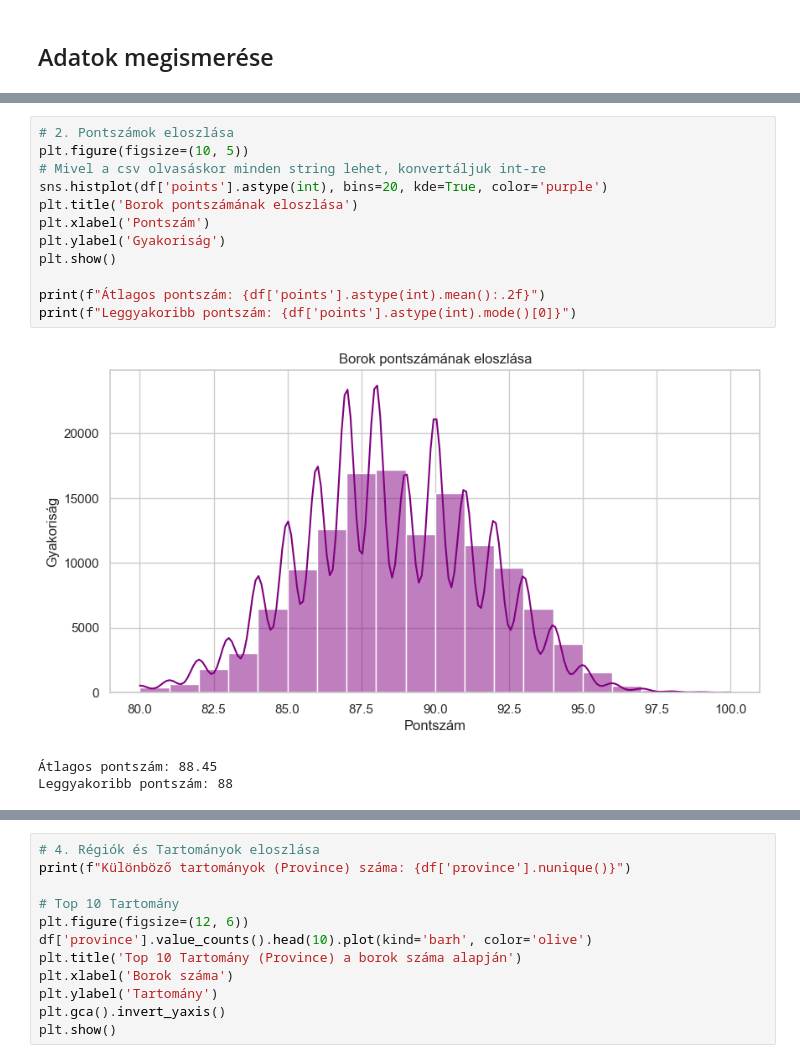
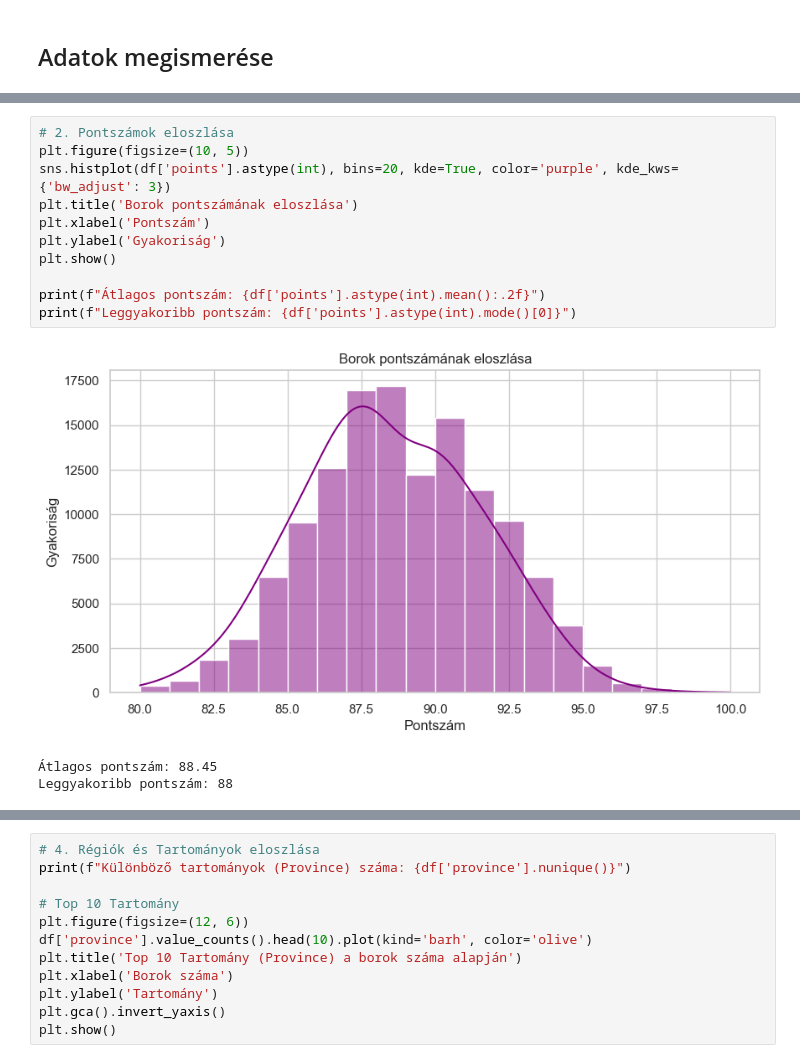
Before and after one commit to lego111Aron/Adattudomany-Projektmunka, a Jupyter notebook: Analize.ipynb, the cells around one changed output, grey strips where cells are left out. Saved outputs shown, nothing was run; the diff lists cells and outputs as text.

```diff
--- a/Analize.ipynb
+++ b/Analize.ipynb
@@ -73,17 +81,16 @@ dtype: int64
 # %%
 # 2. Pontszámok eloszlása
 plt.figure(figsize=(10, 5))
-# Mivel a csv olvasáskor minden string lehet, konvertáljuk int-re
-sns.histplot(df['points'].astype(int), bins=20, kde=True, color='purple')
+sns.histplot(df['points'].astype(int), bins=20, kde=True, color='purple', kde_kws={'bw_adjust': 3})
 plt.title('Borok pontszámának eloszlása')
 plt.xlabel('Pontszám')
 plt.ylabel('Gyakoriság')
 plt.show()
 
 print(f"Átlagos pontszám: {df['points'].astype(int).mean():.2f}")
 print(f"Leggyakoribb pontszám: {df['points'].astype(int).mode()[0]}")
 # %% [output]
-[figure, old version]
+[figure, new version]
 Átlagos pontszám: 88.45
 Leggyakoribb pontszám: 88
 # %%
```
Also changed, not shown: parts of 12 cells of this notebook.
